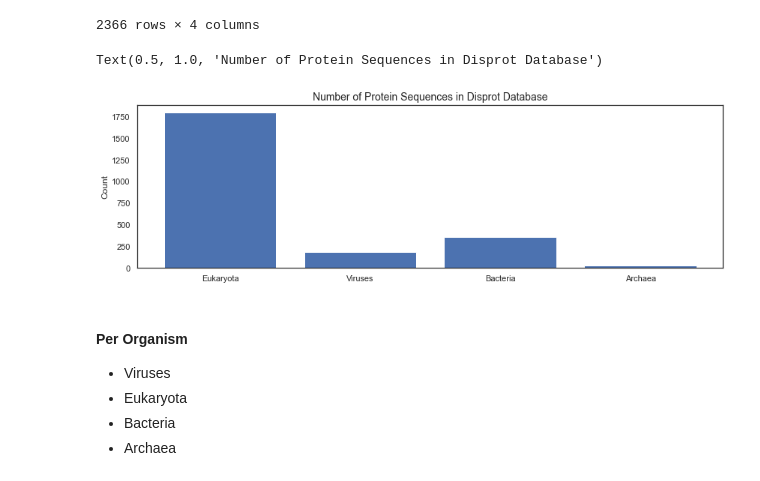
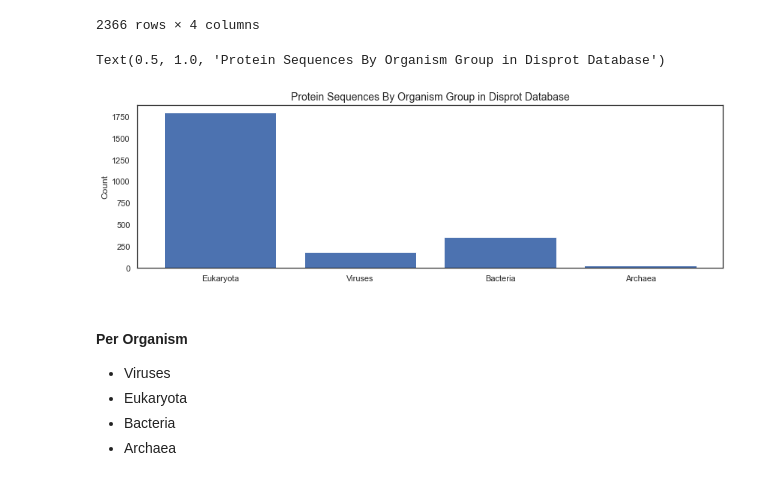
Before and after one commit to michellegarcia2000/p-rotein, a Jupyter notebook: json_p-ai.ipynb, the cells around one changed output. Drawn from its saved outputs; the diff is of its cells as text; code cells hidden in the pictures.

```diff
--- a/json_p-ai.ipynb
+++ b/json_p-ai.ipynb
@@ -158,12 +256,12 @@ taxonomy_bool
 # %%
 fig, ax = plt.subplots(figsize = (14,4))
 ax.bar(species_dict.keys(),
         species_dict.values())
 ax.set_ylabel("Count", size = 12)
-ax.set_title("Number of Protein Sequences in Disprot Database", size = 14)
+ax.set_title("Protein Sequences By Organism Group in Disprot Database", size = 14)
 # %% [output]
-Text(0.5, 1.0, 'Number of Protein Sequences in Disprot Database')
+Text(0.5, 1.0, 'Protein Sequences By Organism Group in Disprot Database')
-[figure, old version]
+[figure, new version]
 # %%
 import numpy as np
 import pandas as pd
```
Also changed, not shown: parts of 7 cells of this notebook, 1 other file.
